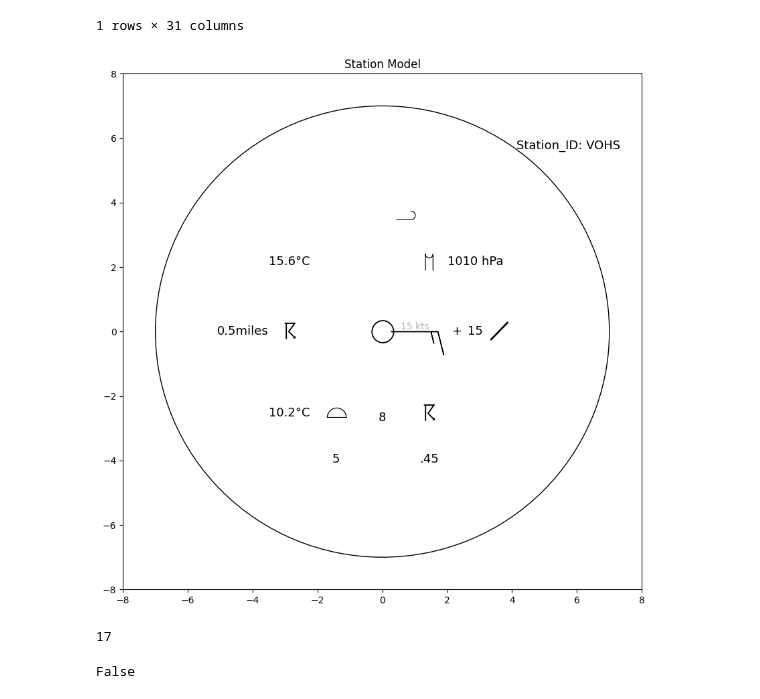
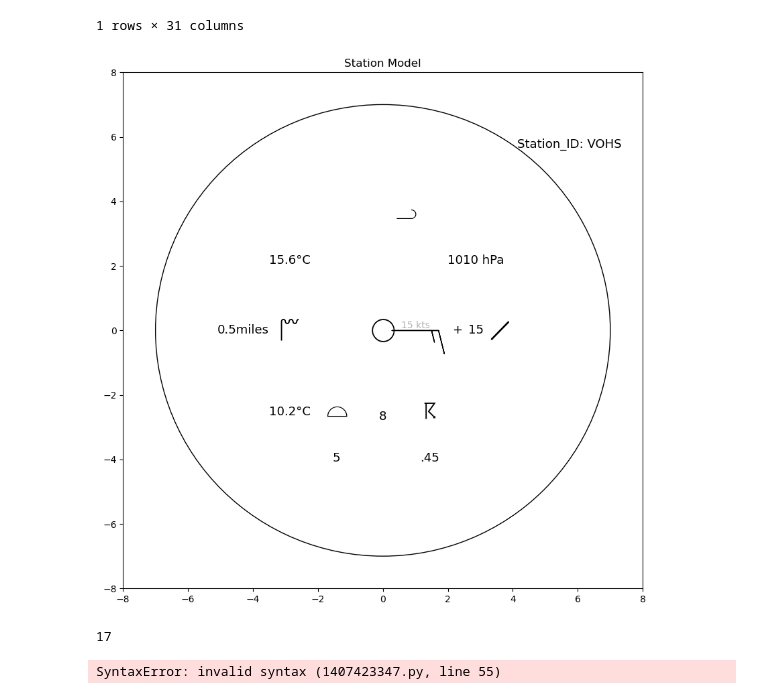
Before and after one commit to Pavan-lanka/practice_repo, a Jupyter notebook: AWS_Practice.ipynb, the cells around one changed output. Drawn from its saved outputs; the diff is of its cells as text; code cells hidden in the pictures.

```diff
--- a/AWS_Practice.ipynb
+++ b/AWS_Practice.ipynb
@@ -446,36 +363,36 @@ sp.plot_text((-2, -5.5), text=[str(cloud_height)], fontsize=13)
 
 # to add precipitation to the model
 sp.plot_text((2, -5.5), text=[str(precipitation)], fontsize=13)
 
 # to add Sky_cover symbol to the model
 sp.plot_symbol((0, 0), codes=[0], symbol_mapper=sky_cover, fontsize=25)
 
 # to add pressure_tendency symbol to the model
 sp.plot_symbol((5, 0), codes=[2], symbol_mapper=pressure_tendency, va='center', ha='center', fontsize=25)
 
 # to add low_clouds symbol to the model
 sp.plot_symbol((-2, -3.5), codes=[1], symbol_mapper=low_clouds, va='center', ha='center', fontsize=25)
 
 # to add mid_clouds symbol to the model
-sp.plot_symbol((2, 3), codes=[8], symbol_mapper=mid_clouds, va='center', ha='center', fontsize=25)
+sp.plot_symbol((2, 3), codes=[0], symbol_mapper=mid_clouds, va='center', ha='center', fontsize=25)
 
 # to add high_clouds symbol to the model
 sp.plot_symbol((1, 5), codes=[1], symbol_mapper=high_clouds, va='center', ha='center', fontsize=25)
 
 # to add current_weather symbol to the model
-sp.plot_symbol((-4, 0), codes = [wx_code_map['TS']], symbol_mapper=current_weather, va='center', ha='center', fontsize=25)
+sp.plot_symbol((-4, 0), codes = [wx_code_map['VA']], symbol_mapper=current_weather, va='center', ha='center', fontsize=25)
 
 # to add past_weather symbol to the model
 sp.plot_symbol((2, -3.5), codes=[wx_code_map['TS']], symbol_mapper=current_weather, va='center', ha='center', fontsize=25)
 
 # adding metpy logo at the corner
 # al = add_metpy_logo(fig=fig, x=8, y=8, zorder=5, size='small')
 
 # plt.grid()
 plt.show()
 print(wx_code_map['TS'])
 # %% [output]
-[figure, old version]
+[figure, new version]
 17
 # %%
 import random
@@ -526,15 +443,18 @@ data = {
         'precipitation': None,
         'sky_cover_at_lowest_cloud': None
     }
-parameters['past_weather']
+# parameters['past_weather']
 b = ['station_id', 'latitude', 'longitude', 'elevation', 'date_time', 'wind_direction', 'wind_speed', 'wind_gust', 'visibility', 'current_wx1', 'current_wx2', 'current_wx3', 'low_cloud_type', 'low_cloud_level', 'medium_cloud_type', 'medium_cloud_level', 'high_cloud_type', 'high_cloud_level', 'highest_cloud_type', 'highest_cloud_level', 'cloud_coverage', 'air_temperature', 'dew_point_temperature', 'altimeter', 'current_wx1_symbol', 'current_wx2_symbol', 'current_wx3_symbol', 'remarks', 'air_pressure_at_sea_level', 'eastward_wind', 'northward_wind']
-# a = list(parameters.keys())
-# a1 = list(parameters.values())
-# for i in b:
-#     if i in a:
-#         parameters[i] = i
+for i in range(len(b)):
+        if b[i] in parameter_abbreviations['date_time']:
+
+                for key, tuple_keys in parameter_abbreviations:
+                        if b[i] in parameter_abbreviations:
+                                data[b[i]] = a.
+                        elif b[i] not in parameter_abbreviations:
+                                for j in tuple_keys:
 # %% [output]
-False
+SyntaxError: invalid syntax (1407423347.py, line 55)
 # %%
 import numpy as np
 import metpy
```
Also changed, not shown: parts of 10 cells of this notebook.
